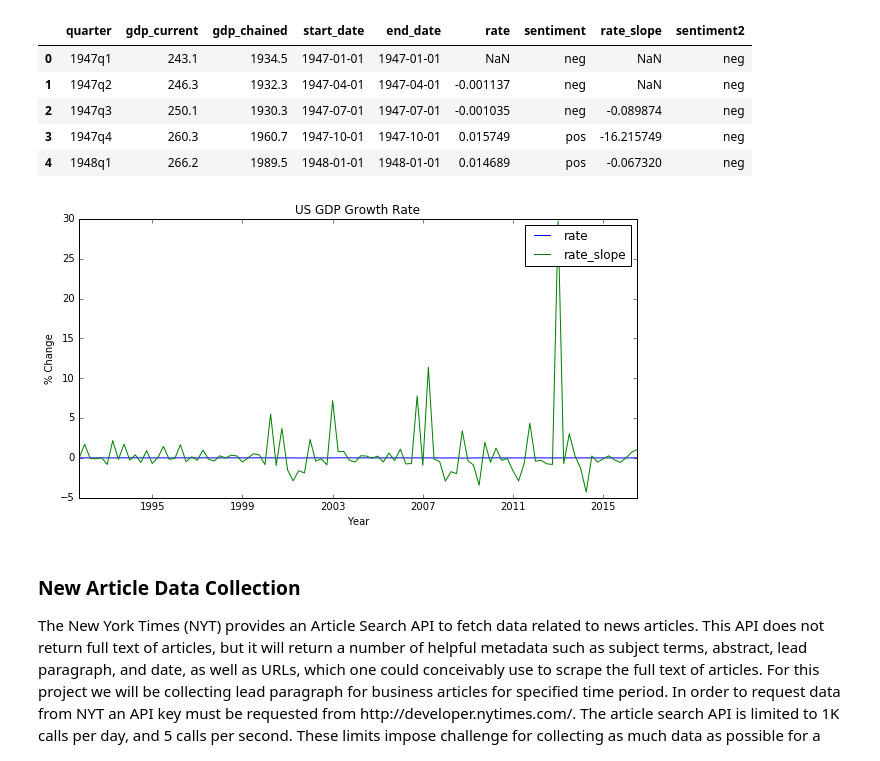
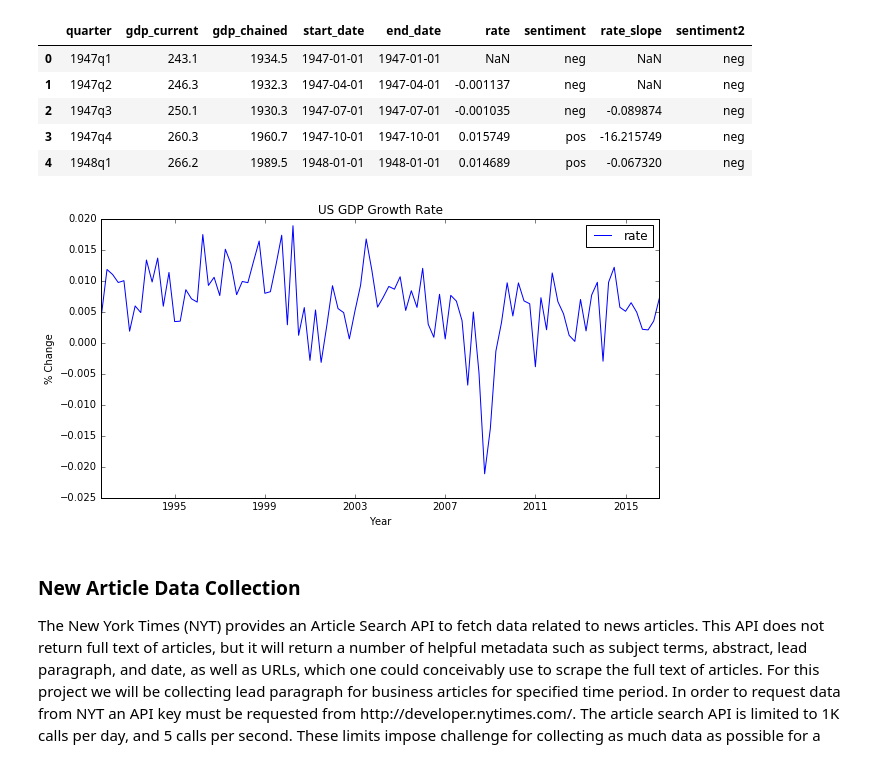
Before and after one commit to dkmalav/cs109a-project, a Jupyter notebook: src/milestone4.ipynb, the cells around one changed output. Saved outputs shown, nothing was run; the diff lists cells and outputs as text; code cells hidden in the pictures.

```diff
--- a/src/milestone4.ipynb
+++ b/src/milestone4.ipynb
@@ -78,14 +78,14 @@ gdp_data.head()
 # %%
 plt.figure(figsize=(10,5))
 plt.title('US GDP Growth Rate')
 plt.plot(gdp_data['end_date'].iloc[-100:], gdp_data['rate'].iloc[-100:])
-plt.plot(gdp_data['end_date'].iloc[-100:], gdp_data['rate_slope'].iloc[-100:])
+# plt.plot(gdp_data['end_date'].iloc[-100:], gdp_data['rate_slope'].iloc[-100:])
 plt.xlabel('Year')
 plt.ylabel('% Change')
 plt.legend()
 plt.show()
 # %% [output]
-[figure, old version]
+[figure, new version]
 # %%
 gdp_data.to_csv('response.csv', index=False)
 # %% [markdown]
```
Also changed, not shown: parts of 9 cells of this notebook.
